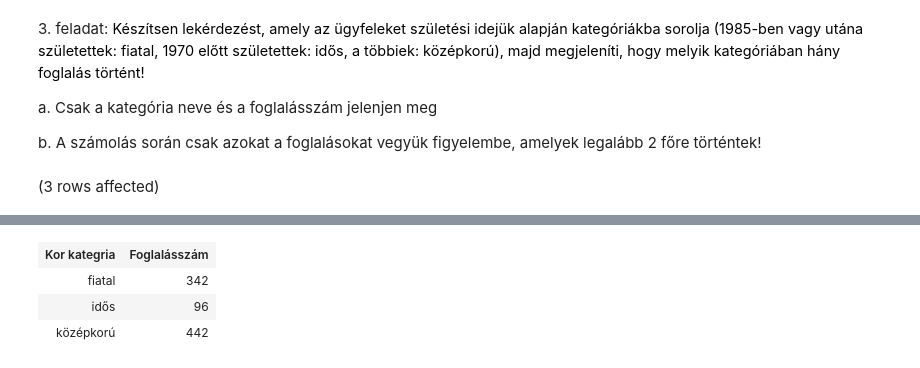
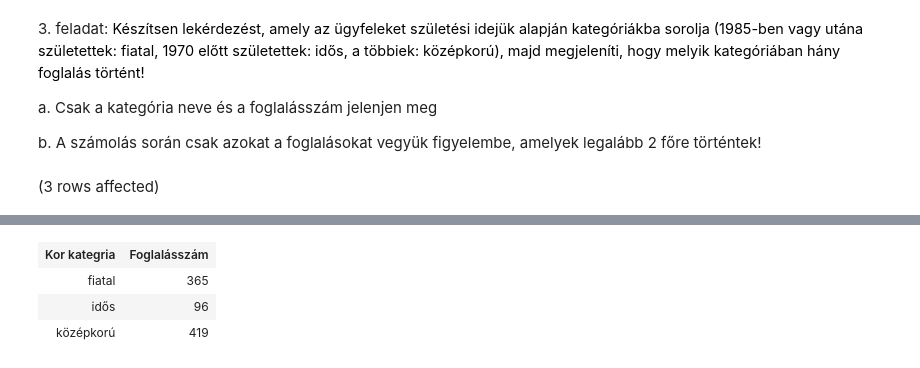
Before and after one commit to psziladi/https---github.com-psziladi-adatbazis_sql, a Jupyter notebook: ZH1.ipynb, the cells around one changed output, grey strips where cells are left out. Drawn from its saved outputs; the diff is of its cells as text; code cells hidden in the pictures.

```diff
--- a/ZH1.ipynb
+++ b/ZH1.ipynb
@@ -57,14 +57,14 @@ a. Csak a kategória neve és a foglalásszám jelenjen meg
 b. A számolás során csak azokat a foglalásokat vegyük figyelembe, amelyek legalább 2 főre történtek!
 # %%
 SELECT CASE
-WHEN YEAR(v.SZUL_DAT) > 1985 THEN 'fiatal'
+WHEN YEAR(v.SZUL_DAT) >= 1985 THEN 'fiatal'
 WHEN YEAR(v.SZUL_DAT) < 1970 THEN 'idős'
 ELSE 'középkorú' END AS 'Kor kategria',
 COUNT(f.FOGLALAS_PK) AS 'Foglalásszám'
 FROM Vendeg v JOIN Foglalas f ON v.USERNEV = f.UGYFEL_FK
 WHERE f.FELNOTT_SZAM + f.GYERMEK_SZAM > 1
 GROUP BY CASE
-WHEN YEAR(v.SZUL_DAT) > 1985 THEN 'fiatal'
+WHEN YEAR(v.SZUL_DAT) >= 1985 THEN 'fiatal'
 WHEN YEAR(v.SZUL_DAT) < 1970 THEN 'idős'
 ELSE 'középkorú' END
 # %% [output]
@@ -73,4 +73,4 @@ Total execution time: 00:00:00.013
 | Kor kategria | Foglalásszám |
-| fiatal | 342 |
+| fiatal | 365 |
 | idős | 96 |
-| középkorú | 442 |
+| középkorú | 419 |
```
Also changed, not shown: parts of 1 cell of this notebook.
